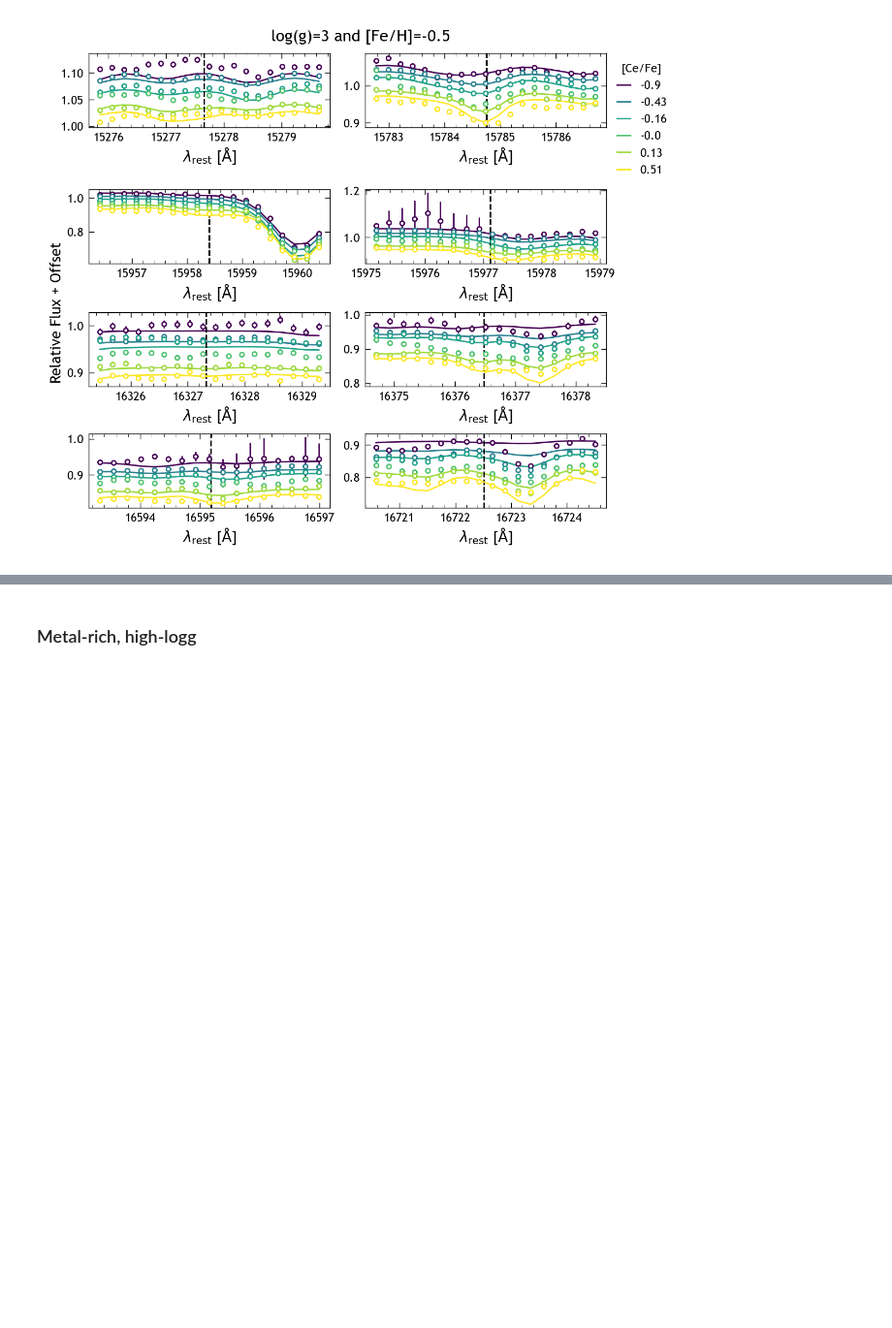
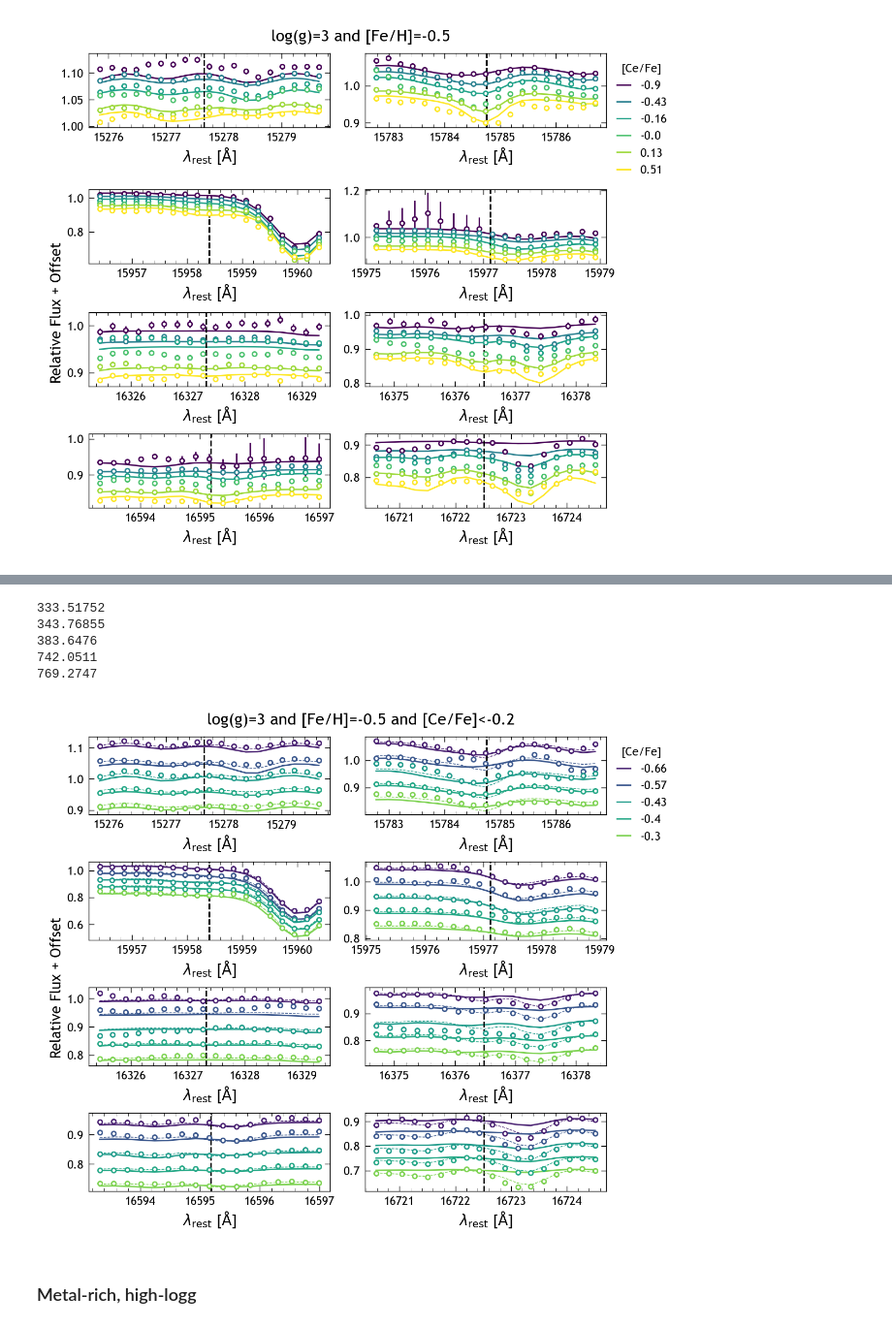
Before and after one commit to lodubay/chemical-clocks, a Jupyter notebook: src/scripts/spectrum_checks.ipynb, the cells around one changed output, grey strips where cells are left out. Shown at 97% size. Cells and saved outputs as stored; diff of their text form; code cells hidden in the pictures; blank space fills up the shorter version.

Commit message:
spectrum plot updates

```diff
--- a/src/scripts/spectrum_checks.ipynb
+++ b/src/scripts/spectrum_checks.ipynb
@@ -707,0 +766,3 @@ plt.show()
+# %%
+same_logg_high_snr_ids = same_logg_feh.iloc[-5:].sort_values('ce_fe').index.to_list()
+same_logg_high_snr_ids
@@ -708,3 +782,74 @@ plt.show()
+# %%
+# Extract spectra
+mwmStar_list = []
+aspcap_list = []
+for sdss_id in same_logg_high_snr_ids:
+    mwmStar_filename = access.full('mwmStar', v_astra='0.6.0', component='', sdss_id=sdss_id)
+    aspcap_filename = access.full('astraStarASPCAP', v_astra='0.6.0', component='', sdss_id=sdss_id)
+    # Determine telescope / hdu entry
+    if mwm_sample.loc[sdss_id].telescope == 'apo25m':
+        hdu = 3
+    else:
+        hdu = 4
+    # Read fits file
+    mwmStar = Table.read(mwmStar_filename, hdu=hdu)
+    mwmStar_list.append(mwmStar)
+    aspcap = Table.read(aspcap_filename, hdu=hdu)
+    aspcap_list.append(aspcap)
+# %%
+ce_ii_lines = [15277.65, 15784.75, 15958.40, 15977.12, 16327.32, 16376.48, 16595.18, 16722.51] # Angstroms, from Cunha+ (2017)
+
+fig, axs = plt.subplots(4, 2, figsize=(6, 5), constrained_layout=True)
+cmap = plt.get_cmap('viridis')
+norm = Normalize(vmin=-0.7, vmax=-0.2)
+for j, sdss_id in enumerate(same_logg_high_snr_ids):
+    mwmStar = mwmStar_list[j]
+    aspcap = aspcap_list[j]
+    wl_arr = vac2air(mwmStar['wavelength'][0])
+    flux = mwmStar['flux'][0] / aspcap['continuum'][0]
+    flux_err = mwmStar['ivar'][0]**-0.5 / aspcap['continuum'][0]
+    flux_err = np.where(flux_err>1, np.nan, flux_err)
+    model = aspcap['model_flux_ce_h'][0]
+    global_model = aspcap['model_flux'][0]
+    cefe = mwm_sample.loc[sdss_id]['ce_fe']
+    offset = j*-0.05
+    print(mwmStar['snr'][0])
+    for i, ax in enumerate(axs.flatten()):
+        line = ce_ii_lines[i]
+        ax.axvline(line, color='k', linestyle='--')
+        wl_range = (line-2, line+2)
+        mask = (wl_arr >= wl_range[0]) & (wl_arr < wl_range[1])
+        ax.errorbar(
+            wl_arr[mask], flux[mask]+offset,
+            yerr=flux_err[mask],
+            fmt='o', ms=3, mfc='w', capsize=0,
+            color=cmap(norm(cefe))
+        )
+        ax.plot(
+            wl_arr[mask], model[mask]+offset,
+            c=cmap(norm(cefe)),
+            label=round(cefe, 2)
+        )
+        ax.plot(
+            wl_arr[mask], global_model[mask]+offset,
+            c=cmap(norm(cefe)),
+            ls='--', lw=0.5
+        )
+        ax.set_xlabel(r'$\lambda_{\rm rest}$ [${\rm \AA}$]')
+        ax.xaxis.set_major_locator(MultipleLocator(1))
+        ax.xaxis.set_minor_locator(MultipleLocator(0.2))
+        ax.ticklabel_format(style='plain', axis='x', useOffset=False)
+axs[2,0].set_ylabel('Relative Flux + Offset', y=1)
+fig.suptitle('log(g)=3 and [Fe/H]=-0.5 and [Ce/Fe]<-0.2')
+axs[0,1].legend(title='[Ce/Fe]', bbox_to_anchor=(1,1), loc='upper left')
+plt.show()
+# %% [output]
+333.51752
+343.76855
+383.6476
+742.0511
+769.2747
+[figure, added]
 # %% [markdown]
 ### Metal-rich, high-logg
 # %%
```
Also changed, not shown: parts of 7 cells of this notebook, 2 other files.
